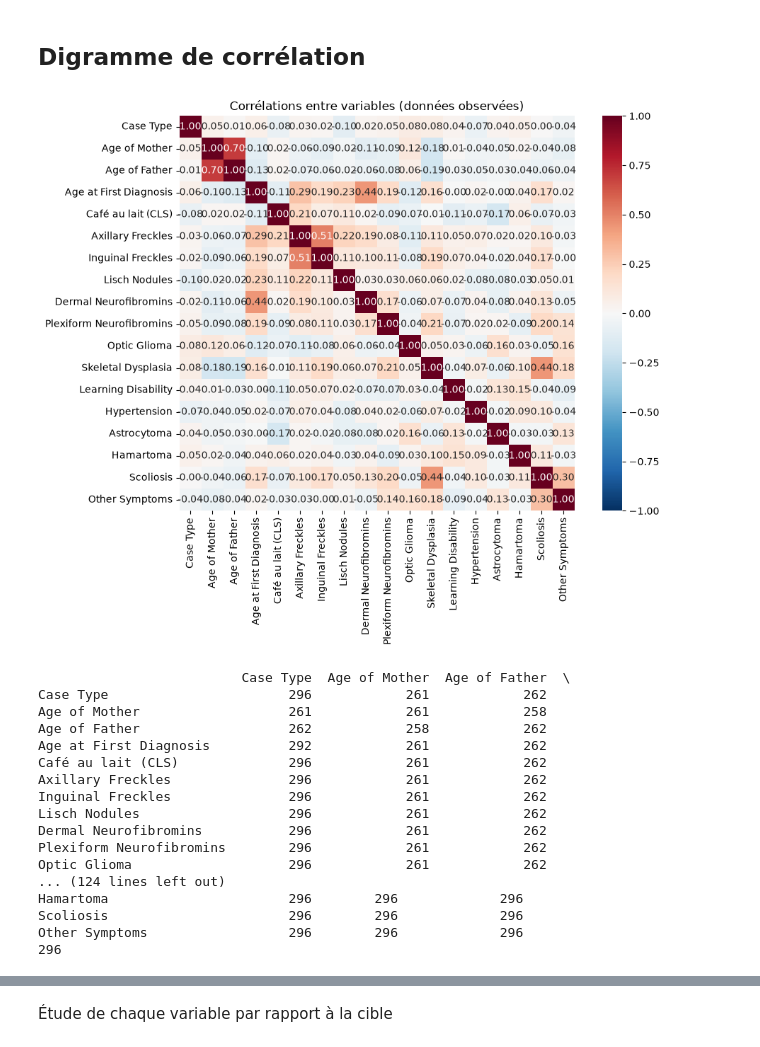
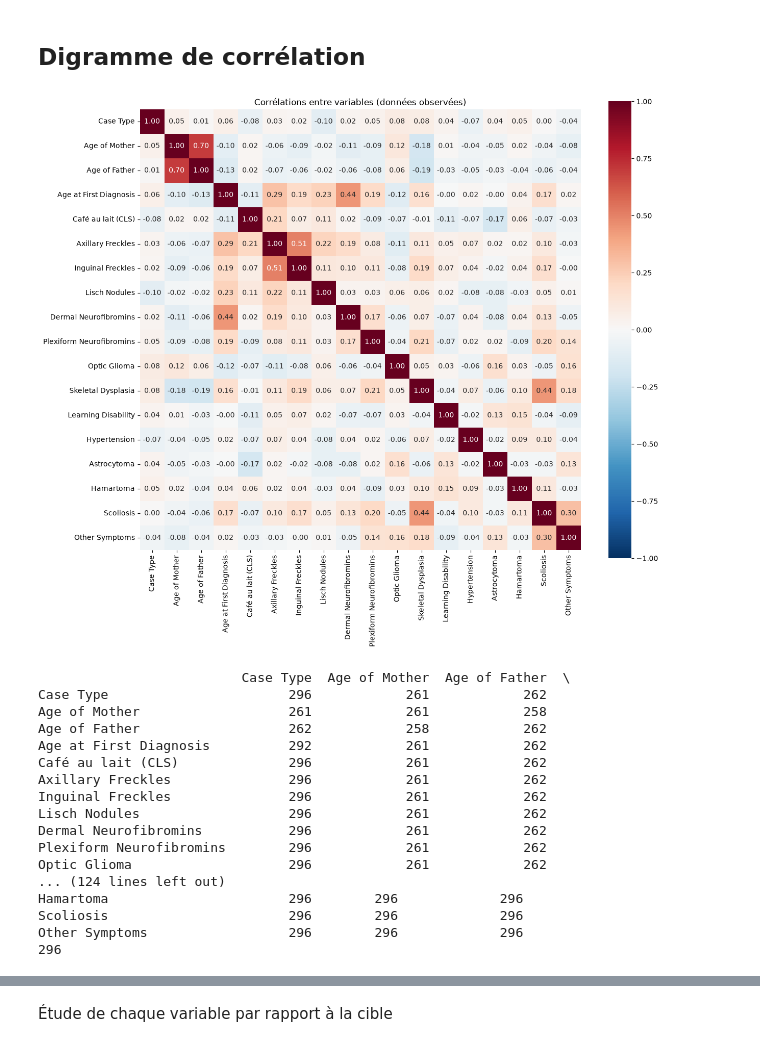
Before and after one commit to Mouhamadoukandji/nf1, a Jupyter notebook: notebooks/001_explorations.ipynb, the cells around one changed output, grey strips where cells are left out. Saved outputs shown, nothing was run; the diff lists cells and outputs as text; code cells hidden in the pictures.

```diff
--- a/notebooks/001_explorations.ipynb
+++ b/notebooks/001_explorations.ipynb
@@ -150,21 +147,21 @@ Même conclusion que l'âge du père
 # %% [markdown]
 ## Digramme de corrélation
 # %%
-cols_bin =  df.drop(columns=["Tumour Case", "Unnamed: 0"])
-corr = cols_bin.corr(method="spearman")
+data =  df.drop(columns=["Tumour Case", "Unnamed: 0"])
+corr = data.corr(method="spearman")
 
-plt.figure(figsize=(10, 8))
+plt.figure(figsize=(13, 11))
 sns.heatmap(corr, annot=True, fmt=".2f", cmap="RdBu_r", vmin=-1, vmax=1, square=True)
 plt.title("Corrélations entre variables (données observées)")
 plt.tight_layout()
 plt.show()
 
-obs = cols_bin.notna().astype(int)
+obs = data.notna().astype(int)
 n_paires = obs.T @ obs
 print(n_paires)
 print(len(df))
 # %% [output]
-[figure, old version]
+[figure, new version]
                           Case Type  Age of Mother  Age of Father  \
 Case Type                       296            261            262
 Age of Mother                   261            261            258
```
Also changed, not shown: parts of 10 cells of this notebook.
